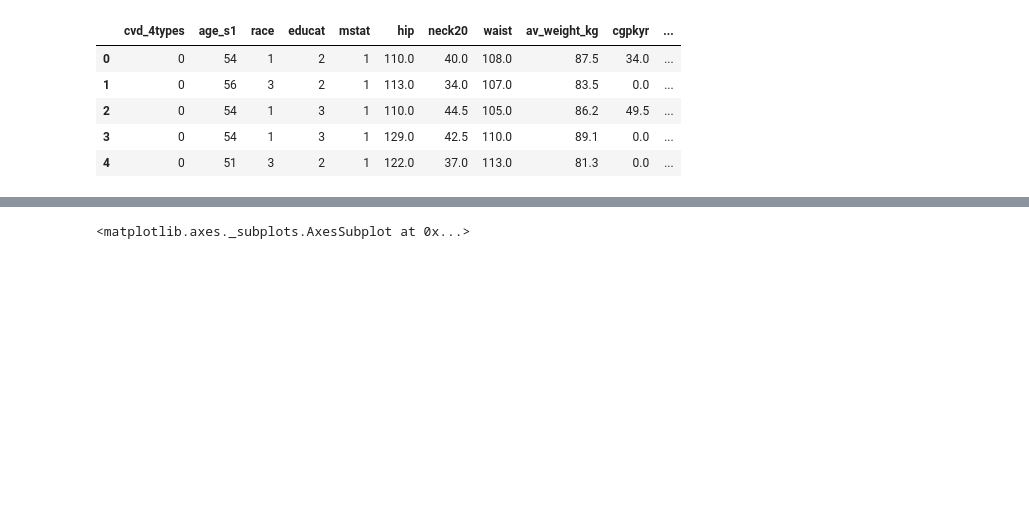
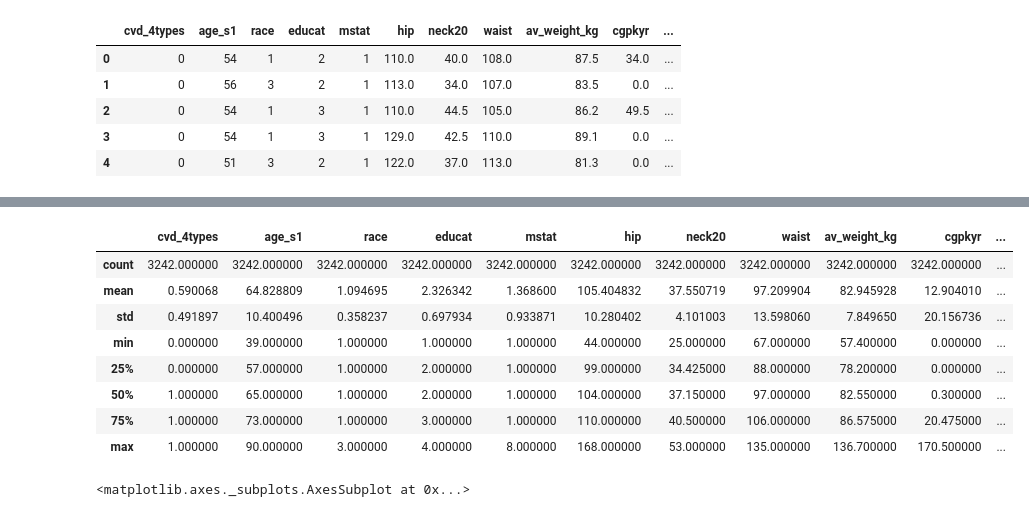
Before and after one commit to wujj0326/BSAN6070-CA-WU, a Jupyter notebook: CA05/CA05_LR_KNN_Models.ipynb, the cells around one changed output, grey strips where cells are left out. Saved outputs shown, nothing was run; the diff lists cells and outputs as text; code cells hidden in the pictures; blank space fills up the shorter version.

```diff
--- a/CA05/CA05_LR_KNN_Models.ipynb
+++ b/CA05/CA05_LR_KNN_Models.ipynb
@@ -26,3 +46,15 @@ df.head()
+# %%
+df.describe()
+# %% [output]
+|  | cvd_4types | age_s1 | race | educat | mstat | hip | neck20 | waist | av_weight_kg | cgpkyr | ... |
+| count | 3242.000000 | 3242.000000 | 3242.000000 | 3242.000000 | 3242.000000 | 3242.000000 | 3242.000000 | 3242.000000 | 3242.000000 | 3242.000000 | ... |
+| mean | 0.590068 | 64.828809 | 1.094695 | 2.326342 | 1.368600 | 105.404832 | 37.550719 | 97.209904 | 82.945928 | 12.904010 | ... |
+| std | 0.491897 | 10.400496 | 0.358237 | 0.697934 | 0.933871 | 10.280402 | 4.101003 | 13.598060 | 7.849650 | 20.156736 | ... |
+| min | 0.000000 | 39.000000 | 1.000000 | 1.000000 | 1.000000 | 44.000000 | 25.000000 | 67.000000 | 57.400000 | 0.000000 | ... |
+| 25% | 0.000000 | 57.000000 | 1.000000 | 2.000000 | 1.000000 | 99.000000 | 34.425000 | 88.000000 | 78.200000 | 0.000000 | ... |
+| 50% | 1.000000 | 65.000000 | 1.000000 | 2.000000 | 1.000000 | 104.000000 | 37.150000 | 97.000000 | 82.550000 | 0.300000 | ... |
+| 75% | 1.000000 | 73.000000 | 1.000000 | 3.000000 | 1.000000 | 110.000000 | 40.500000 | 106.000000 | 86.575000 | 20.475000 | ... |
+| max | 1.000000 | 90.000000 | 3.000000 | 4.000000 | 8.000000 | 168.000000 | 53.000000 | 135.000000 | 136.700000 | 170.500000 | ... |
 # %%
 # See if we got an imbalanced data
 sns.countplot(df['cvd_4types'])
```
Also changed, not shown: parts of 17 cells of this notebook, 1 other file.
